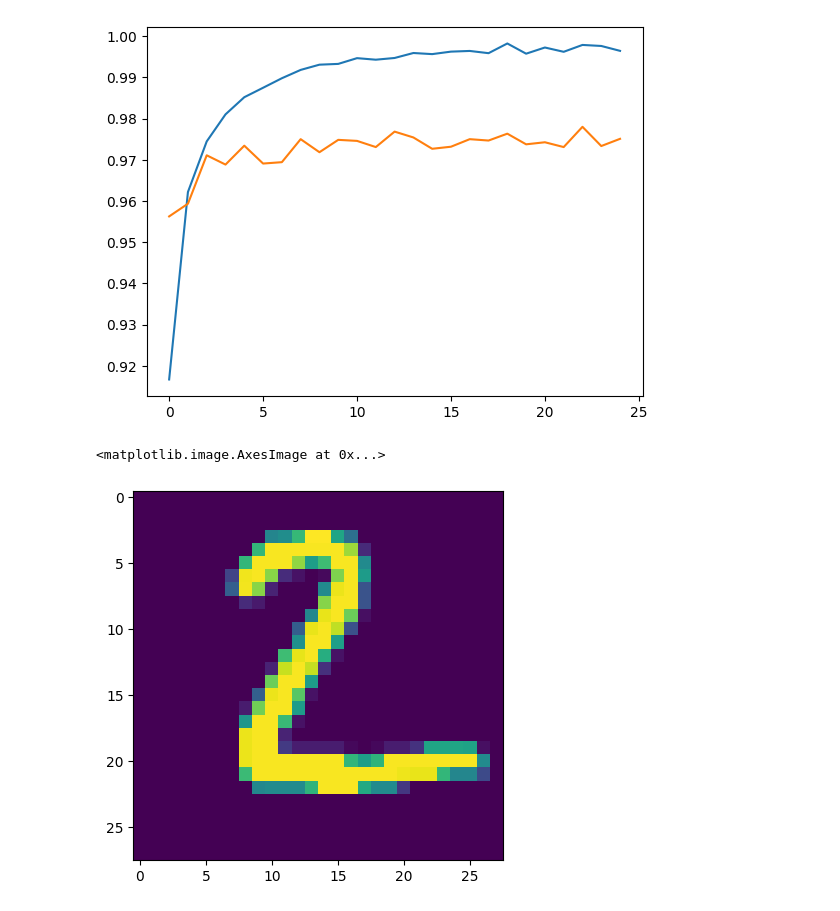
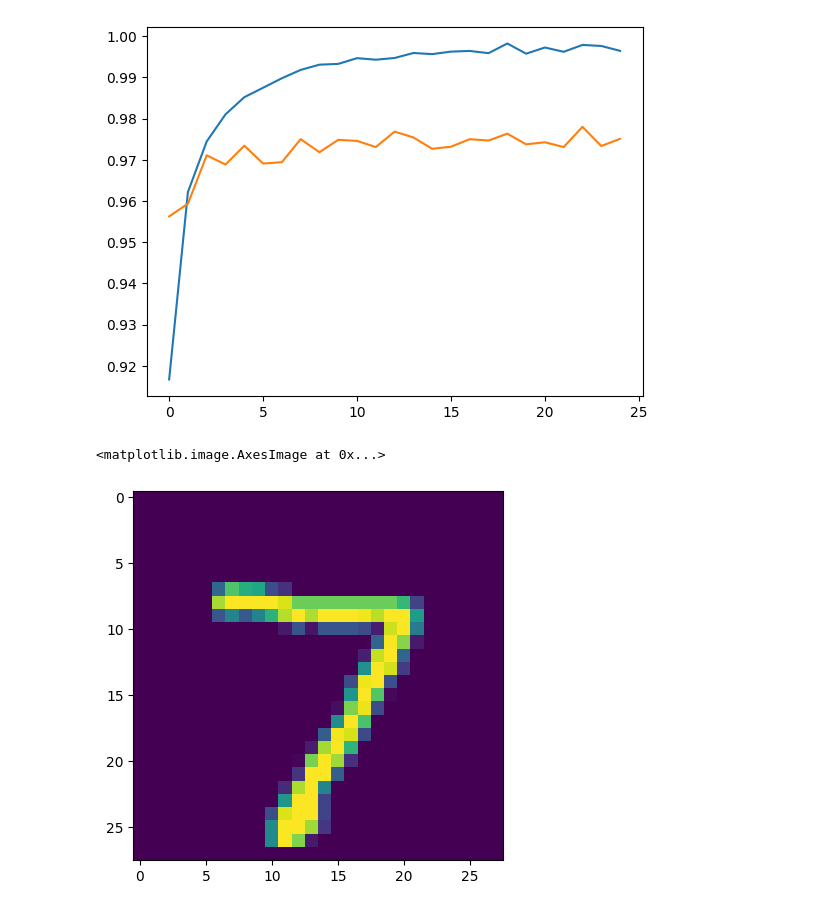
Before and after one commit to MehathafAli/digit-recogination, a Jupyter notebook: Digit_Recognition_System.ipynb, the cells around one changed output. Drawn from its saved outputs; the diff is of its cells as text; code cells hidden in the pictures.

```diff
--- a/Digit_Recognition_System.ipynb
+++ b/Digit_Recognition_System.ipynb
@@ -180,8 +229,8 @@ plt.plot(history.history['val_accuracy'])
 [<matplotlib.lines.Line2D at 0x...>]
 [figure]
 # %%
-plt.imshow(X_test[1])
+plt.imshow(X_test[0])
 # %% [output]
 <matplotlib.image.AxesImage at 0x...>
-[figure, old version]
+[figure, new version]
 # %%
```
Also changed, not shown: parts of 19 cells of this notebook, 1 other file.
